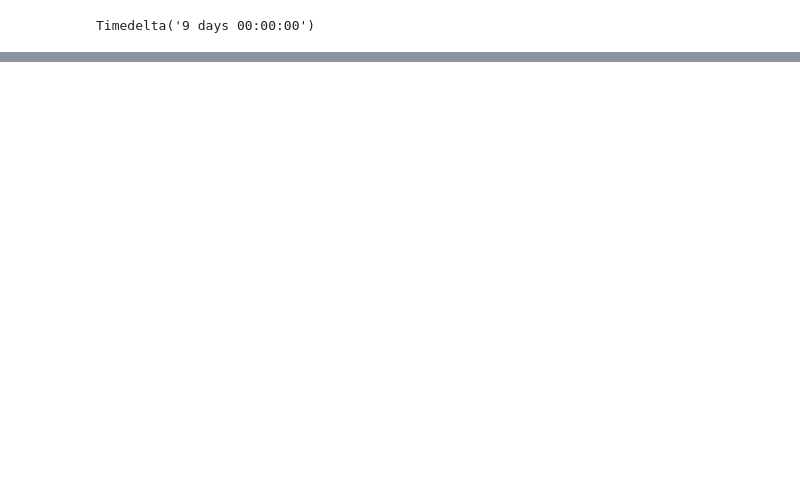
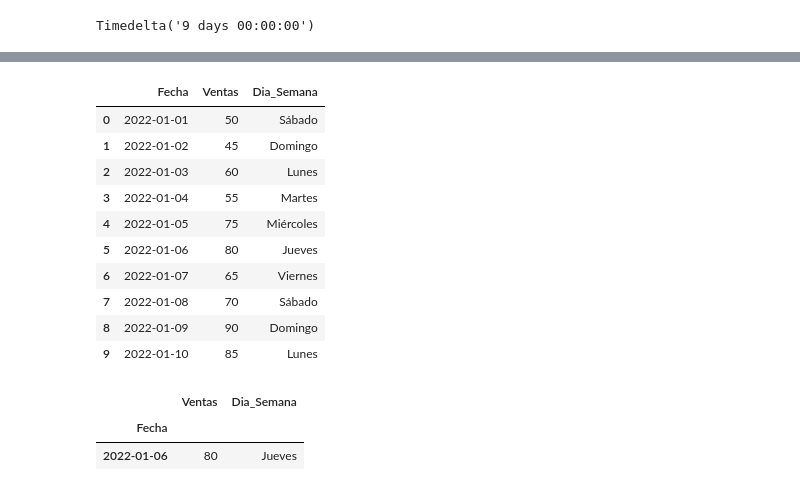
Before and after one commit to Angepira/AngePira.github.io, a Jupyter notebook: seriestemporales.ipynb, the cells around one changed output, grey strips where cells are left out. Cells and saved outputs as stored; diff of their text form; code cells hidden in the pictures; blank space fills up the shorter version.

```diff
--- a/seriestemporales.ipynb
+++ b/seriestemporales.ipynb
@@ -324,0 +337,3 @@ Timedelta('9 days 00:00:00')
+# %%
+df_ventas = pd.DataFrame({'Fecha': fechas, 'Ventas': ventas})
+df_ventas
@@ -324,0 +352,15 @@ Timedelta('9 days 00:00:00')
+# %%
+df_ventas['Dia_Semana'] = df_ventas['Fecha'].dt.day_name(locale='es')
+df_ventas
+# %% [output]
+|  | Fecha | Ventas | Dia_Semana |
+| 0 | 2022-01-01 | 50 | Sábado |
+| 1 | 2022-01-02 | 45 | Domingo |
+| 2 | 2022-01-03 | 60 | Lunes |
+| 3 | 2022-01-04 | 55 | Martes |
+| 4 | 2022-01-05 | 75 | Miércoles |
+| 5 | 2022-01-06 | 80 | Jueves |
+| 6 | 2022-01-07 | 65 | Viernes |
+| 7 | 2022-01-08 | 70 | Sábado |
+| 8 | 2022-01-09 | 90 | Domingo |
+| 9 | 2022-01-10 | 85 | Lunes |
@@ -324,0 +371,6 @@ Timedelta('9 days 00:00:00')
+# %%
+df_jueves
+# %% [output]
+|  | Ventas | Dia_Semana |
+| Fecha |  |  |
+| 2022-01-06 | 80 | Jueves |
```
Also changed, not shown: parts of 25 cells of this notebook, 1 other file.
